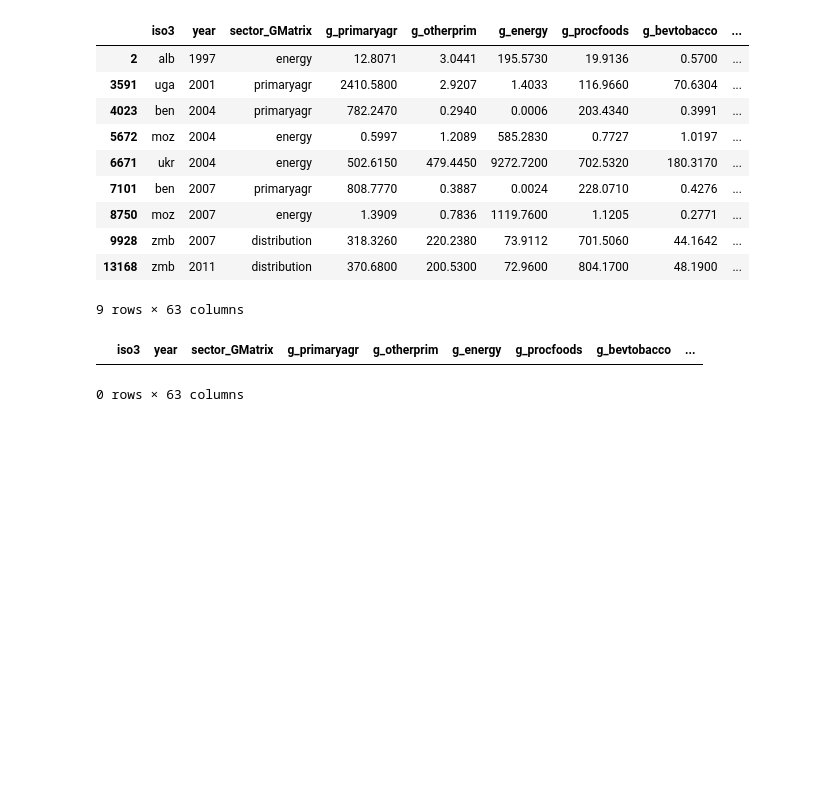
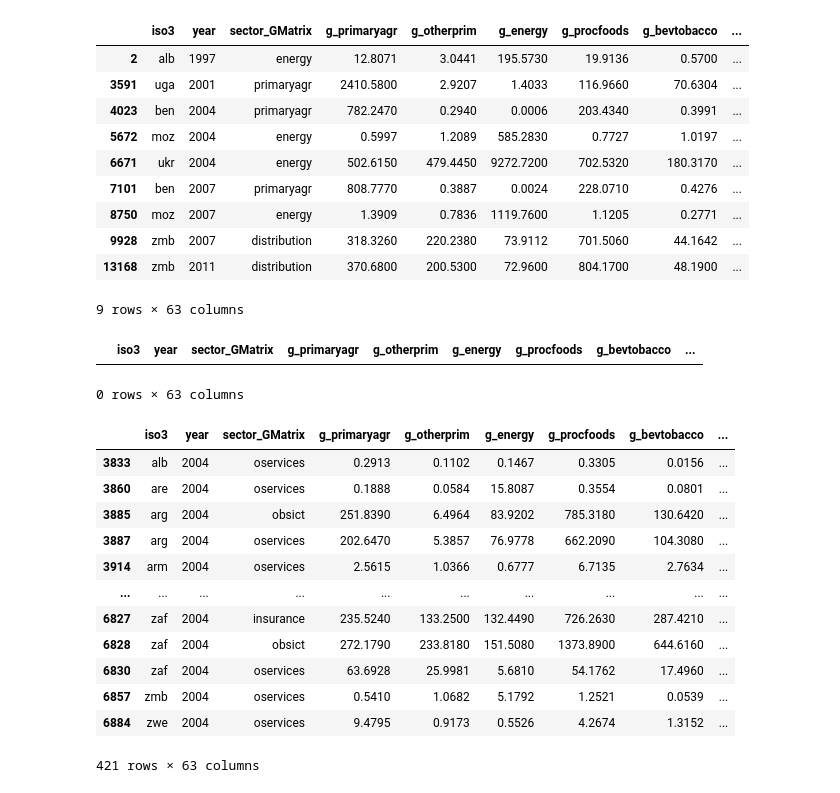
Before and after one commit to VictoriaTeCa/ActividadUNO, a Jupyter notebook: ActividadUNO.ipynb, the cells around one changed output. Drawn from its saved outputs; the diff is of its cells as text; code cells hidden in the pictures; blank space fills up the shorter version.

Commit message:
Filtro F(6)

```diff
--- a/ActividadUNO.ipynb
+++ b/ActividadUNO.ipynb
@@ -95,3 +95,21 @@ e2
 # %% [output]
 |  | iso3 | year | sector_GMatrix | g_primaryagr | g_otherprim | g_energy | g_procfoods | g_bevtobacco | ... |
 0 rows × 63 columns
+# %%
+#Filtro f
+f1= df[(df["year"]==2004)& (df["h_oservices"]>10)]
+f1
+# %% [output]
+|  | iso3 | year | sector_GMatrix | g_primaryagr | g_otherprim | g_energy | g_procfoods | g_bevtobacco | ... |
+| 3833 | alb | 2004 | oservices | 0.2913 | 0.1102 | 0.1467 | 0.3305 | 0.0156 | ... |
+| 3860 | are | 2004 | oservices | 0.1888 | 0.0584 | 15.8087 | 0.3554 | 0.0801 | ... |
+| 3885 | arg | 2004 | obsict | 251.8390 | 6.4964 | 83.9202 | 785.3180 | 130.6420 | ... |
+| 3887 | arg | 2004 | oservices | 202.6470 | 5.3857 | 76.9778 | 662.2090 | 104.3080 | ... |
+| 3914 | arm | 2004 | oservices | 2.5615 | 1.0366 | 0.6777 | 6.7135 | 2.7634 | ... |
+| ... | ... | ... | ... | ... | ... | ... | ... | ... | ... |
+| 6827 | zaf | 2004 | insurance | 235.5240 | 133.2500 | 132.4490 | 726.2630 | 287.4210 | ... |
+| 6828 | zaf | 2004 | obsict | 272.1790 | 233.8180 | 151.5080 | 1373.8900 | 644.6160 | ... |
+| 6830 | zaf | 2004 | oservices | 63.6928 | 25.9981 | 5.6810 | 54.1762 | 17.4960 | ... |
+| 6857 | zmb | 2004 | oservices | 0.5410 | 1.0682 | 5.1792 | 1.2521 | 0.0539 | ... |
+| 6884 | zwe | 2004 | oservices | 9.4795 | 0.9173 | 0.5526 | 4.2674 | 1.3152 | ... |
+421 rows × 63 columns
```
